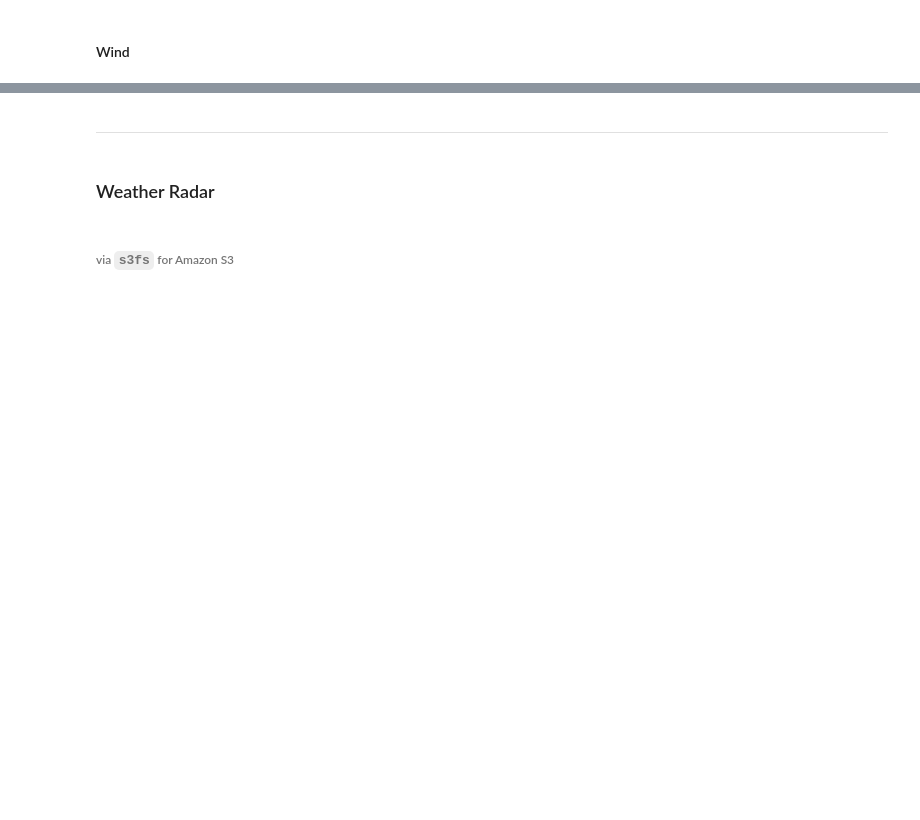
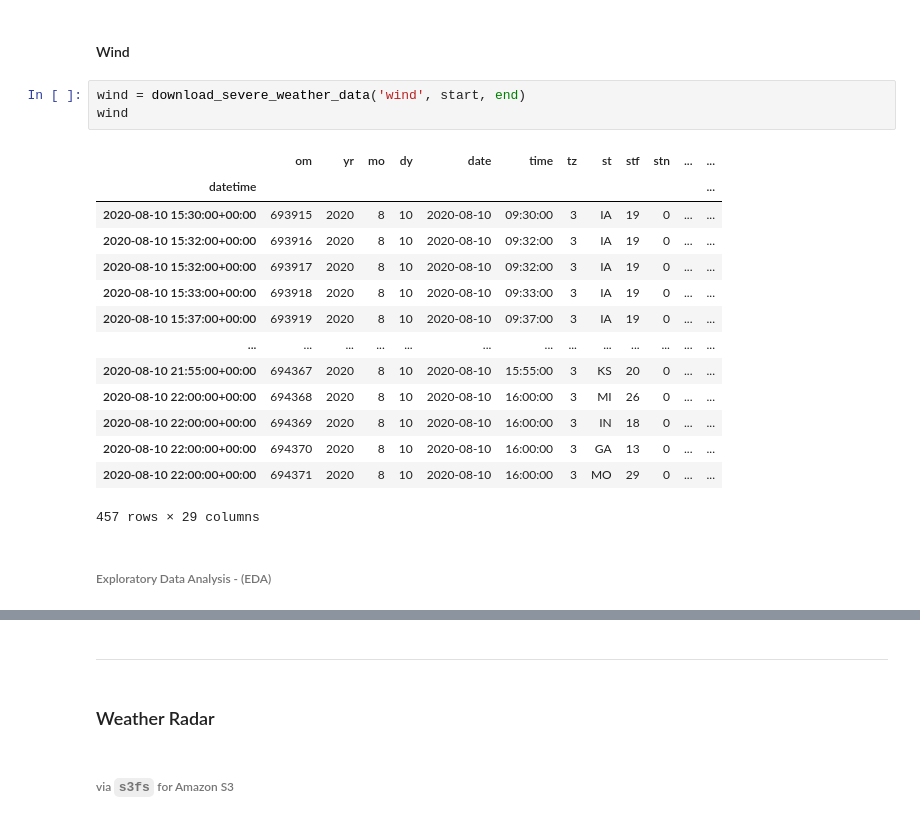
Before and after one commit to mtulow/explore-tornado-weather-data, a Jupyter notebook: notebooks/explore_weather_data.ipynb, the cells around one changed output, grey strips where cells are left out. Drawn from its saved outputs; the diff is of its cells as text; blank space fills up the shorter version.

```diff
--- a/notebooks/explore_weather_data.ipynb
+++ b/notebooks/explore_weather_data.ipynb
@@ -53,2 +346,22 @@ __Relevant Data:__
 # %% [markdown]
 #### Wind
+# %%
+wind = download_severe_weather_data('wind', start, end)
+wind
+# %% [output]
+|  | om | yr | mo | dy | date | time | tz | st | stf | stn | ... | ... |
+| datetime |  |  |  |  |  |  |  |  |  |  |  | ... |
+| 2020-08-10 15:30:00+00:00 | 693915 | 2020 | 8 | 10 | 2020-08-10 | 09:30:00 | 3 | IA | 19 | 0 | ... | ... |
+| 2020-08-10 15:32:00+00:00 | 693916 | 2020 | 8 | 10 | 2020-08-10 | 09:32:00 | 3 | IA | 19 | 0 | ... | ... |
+| 2020-08-10 15:32:00+00:00 | 693917 | 2020 | 8 | 10 | 2020-08-10 | 09:32:00 | 3 | IA | 19 | 0 | ... | ... |
+| 2020-08-10 15:33:00+00:00 | 693918 | 2020 | 8 | 10 | 2020-08-10 | 09:33:00 | 3 | IA | 19 | 0 | ... | ... |
+| 2020-08-10 15:37:00+00:00 | 693919 | 2020 | 8 | 10 | 2020-08-10 | 09:37:00 | 3 | IA | 19 | 0 | ... | ... |
+| ... | ... | ... | ... | ... | ... | ... | ... | ... | ... | ... | ... | ... |
+| 2020-08-10 21:55:00+00:00 | 694367 | 2020 | 8 | 10 | 2020-08-10 | 15:55:00 | 3 | KS | 20 | 0 | ... | ... |
+| 2020-08-10 22:00:00+00:00 | 694368 | 2020 | 8 | 10 | 2020-08-10 | 16:00:00 | 3 | MI | 26 | 0 | ... | ... |
+| 2020-08-10 22:00:00+00:00 | 694369 | 2020 | 8 | 10 | 2020-08-10 | 16:00:00 | 3 | IN | 18 | 0 | ... | ... |
+| 2020-08-10 22:00:00+00:00 | 694370 | 2020 | 8 | 10 | 2020-08-10 | 16:00:00 | 3 | GA | 13 | 0 | ... | ... |
+| 2020-08-10 22:00:00+00:00 | 694371 | 2020 | 8 | 10 | 2020-08-10 | 16:00:00 | 3 | MO | 29 | 0 | ... | ... |
+457 rows × 29 columns
+# %% [markdown]
+###### Exploratory Data Analysis - (EDA)
```
Also changed, not shown: parts of 36 cells of this notebook.
